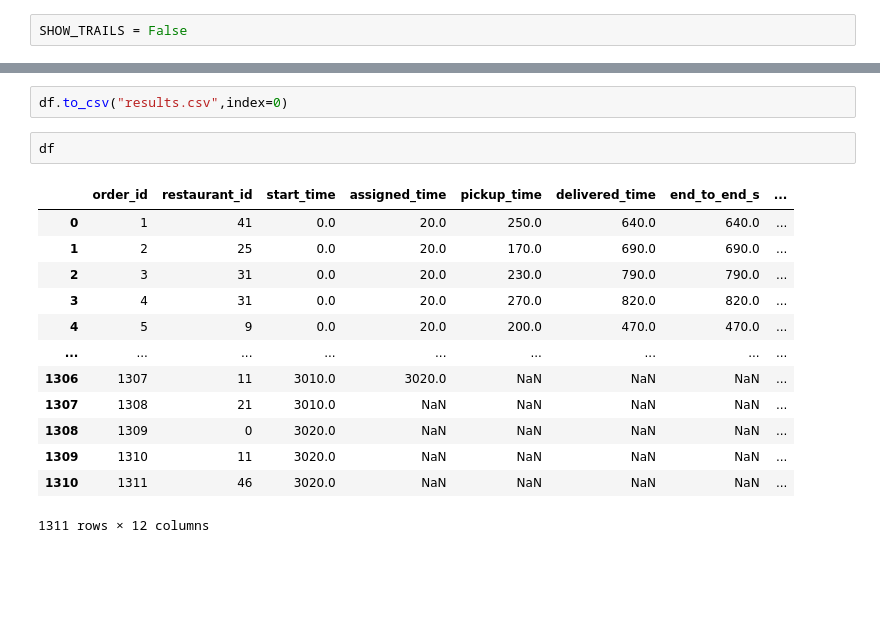
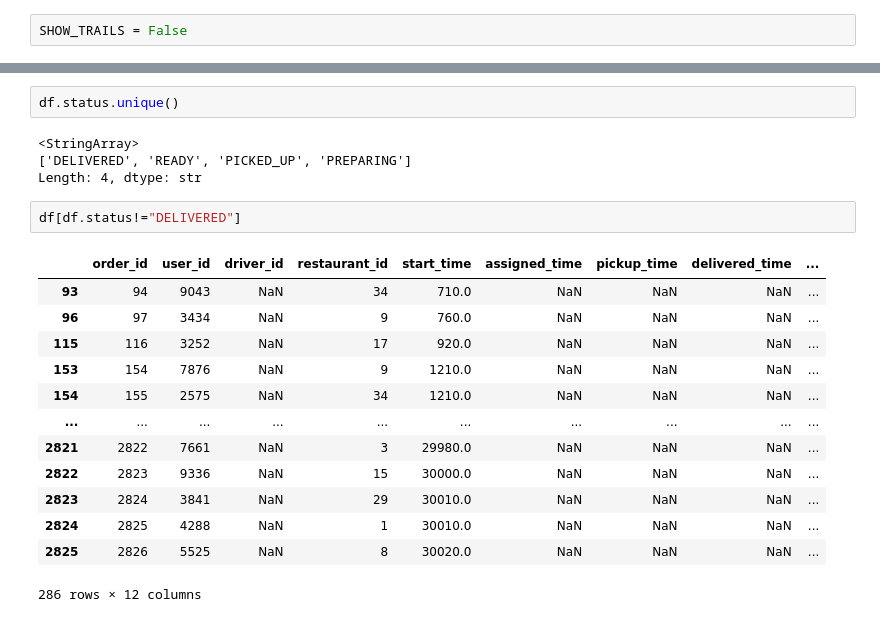
Before and after one commit to mikemachr/CitySim, a Jupyter notebook: playground.ipynb, the cells around one changed output, grey strips where cells are left out. Saved outputs shown, nothing was run; the diff lists cells and outputs as text; blank space fills up the shorter version.

```diff
--- a/playground.ipynb
+++ b/playground.ipynb
@@ -285,18 +300,22 @@ Avg dispatch delay : 111.9s
 # %%
-df.to_csv("results.csv",index=0)
+df.status.unique()
+# %% [output]
+<StringArray>
+['DELIVERED', 'READY', 'PICKED_UP', 'PREPARING']
+Length: 4, dtype: str
-# %%
-df
-# %% [output]
-|  | order_id | restaurant_id | start_time | assigned_time | pickup_time | delivered_time | end_to_end_s | ... |
-| 0 | 1 | 41 | 0.0 | 20.0 | 250.0 | 640.0 | 640.0 | ... |
-| 1 | 2 | 25 | 0.0 | 20.0 | 170.0 | 690.0 | 690.0 | ... |
-| 2 | 3 | 31 | 0.0 | 20.0 | 230.0 | 790.0 | 790.0 | ... |
-| 3 | 4 | 31 | 0.0 | 20.0 | 270.0 | 820.0 | 820.0 | ... |
-| 4 | 5 | 9 | 0.0 | 20.0 | 200.0 | 470.0 | 470.0 | ... |
-| ... | ... | ... | ... | ... | ... | ... | ... | ... |
-| 1306 | 1307 | 11 | 3010.0 | 3020.0 | NaN | NaN | NaN | ... |
-| 1307 | 1308 | 21 | 3010.0 | NaN | NaN | NaN | NaN | ... |
-| 1308 | 1309 | 0 | 3020.0 | NaN | NaN | NaN | NaN | ... |
-| 1309 | 1310 | 11 | 3020.0 | NaN | NaN | NaN | NaN | ... |
-| 1310 | 1311 | 46 | 3020.0 | NaN | NaN | NaN | NaN | ... |
-1311 rows × 12 columns
+# %%
+df[df.status!="DELIVERED"]
+# %% [output]
+|  | order_id | user_id | driver_id | restaurant_id | start_time | assigned_time | pickup_time | delivered_time | ... |
+| 93 | 94 | 9043 | NaN | 34 | 710.0 | NaN | NaN | NaN | ... |
+| 96 | 97 | 3434 | NaN | 9 | 760.0 | NaN | NaN | NaN | ... |
+| 115 | 116 | 3252 | NaN | 17 | 920.0 | NaN | NaN | NaN | ... |
+| 153 | 154 | 7876 | NaN | 9 | 1210.0 | NaN | NaN | NaN | ... |
+| 154 | 155 | 2575 | NaN | 34 | 1210.0 | NaN | NaN | NaN | ... |
+| ... | ... | ... | ... | ... | ... | ... | ... | ... | ... |
+| 2821 | 2822 | 7661 | NaN | 3 | 29980.0 | NaN | NaN | NaN | ... |
+| 2822 | 2823 | 9336 | NaN | 15 | 30000.0 | NaN | NaN | NaN | ... |
+| 2823 | 2824 | 3841 | NaN | 29 | 30010.0 | NaN | NaN | NaN | ... |
+| 2824 | 2825 | 4288 | NaN | 1 | 30010.0 | NaN | NaN | NaN | ... |
+| 2825 | 2826 | 5525 | NaN | 8 | 30020.0 | NaN | NaN | NaN | ... |
+286 rows × 12 columns
```
Also changed, not shown: parts of 4 cells of this notebook, 8 other files.
